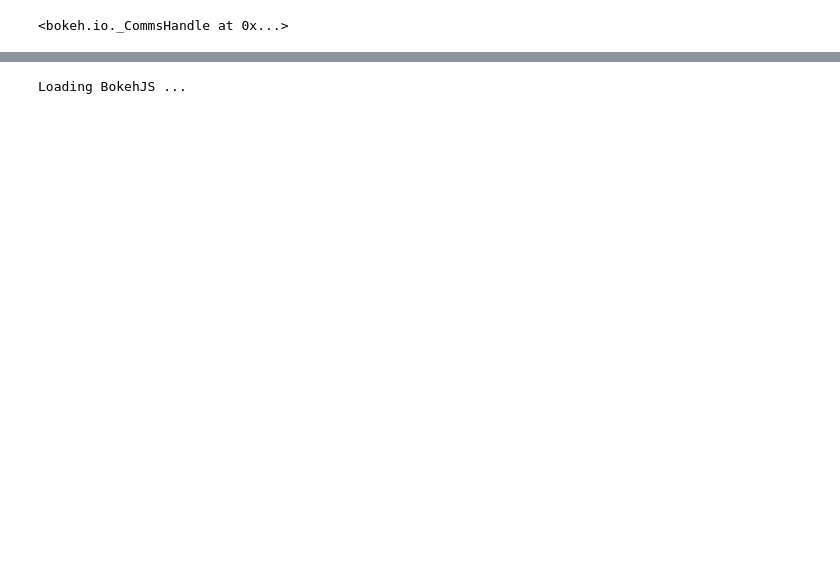
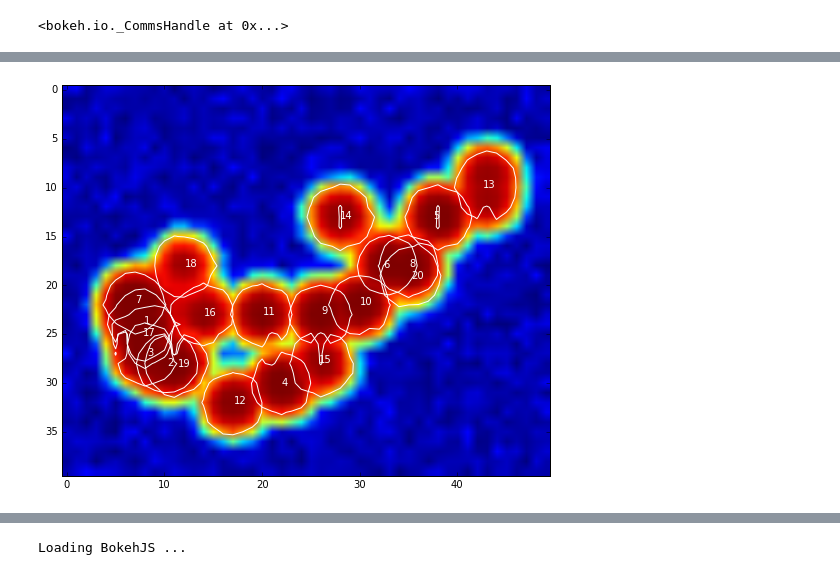
Before and after one commit to ulfschnabel/CaImAn, a Jupyter notebook: demoCNMF-3D.ipynb, the cells around one changed output, grey strips where cells are left out. Cells and saved outputs as stored; diff of their text form; code cells hidden in the pictures; blank space fills up the shorter version.

```diff
--- a/demoCNMF-3D.ipynb
+++ b/demoCNMF-3D.ipynb
@@ -135,9 +208,11 @@ DONE!
 # %%
 plt.figure(num=None, figsize=(9, 7), dpi=100, facecolor='w', edgecolor='k')
 crd = cse.utilities.plot_contours(
-    A.toarray().reshape(dims+(K,),order='F').max(0).reshape((-1,K),order='F'),
+    A.toarray().reshape(dims+(-1,),order='F').max(0).reshape((np.prod(dims[1:]),-1),order='F'),
                        Cn.max(0),thr=0.9)
 plt.show()
+# %% [output]
+[figure, added]
 # %%
 plt.close('all')
 # %%
```
Also changed, not shown: parts of 21 cells of this notebook, 2 other files.
